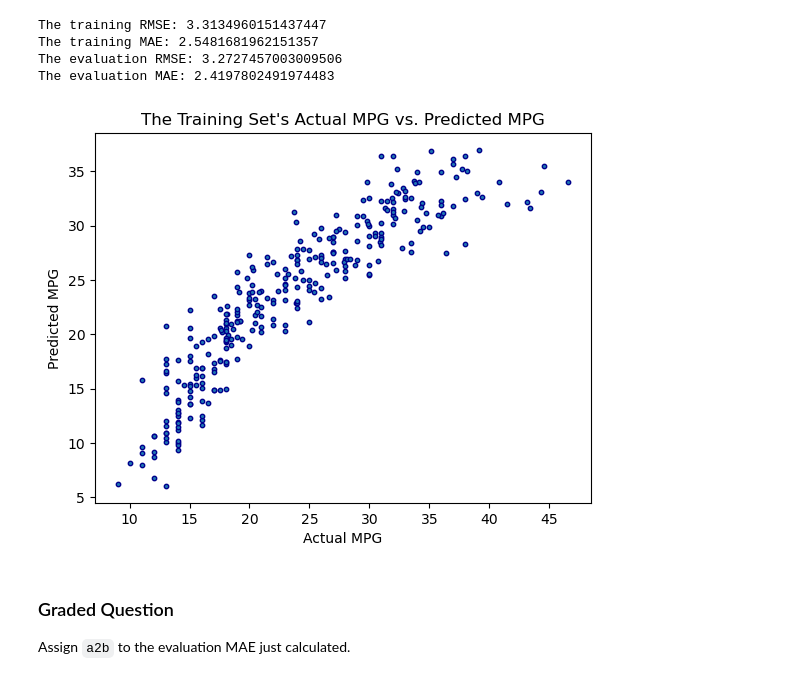
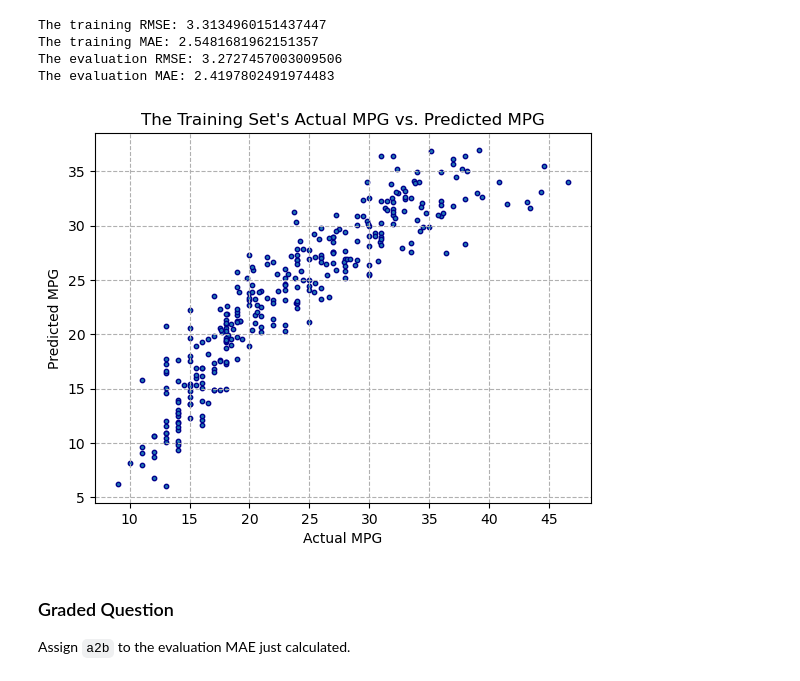
Before and after one commit to keshleem/dx603-homework3, a Jupyter notebook: Homework_03.ipynb, the cells around one changed output. Drawn from its saved outputs; the diff is of its cells as text; code cells hidden in the pictures.

```diff
--- a/Homework_03.ipynb
+++ b/Homework_03.ipynb
@@ -556,12 +557,13 @@ The evaluation MAE: 2.4197802491974483
 # %%
 # visualizing the training results
 plt.scatter(y_train, y_train_pred, s=10, edgecolors='darkblue')
 plt.title("The Training Set's Actual MPG vs. Predicted MPG")
 plt.xlabel('Actual MPG')
 plt.ylabel('Predicted MPG')
+plt.grid(linestyle='--')
 plt.show()
 # %% [output]
-[figure, old version]
+[figure, new version]
 # %% [markdown]
 ### Graded Question
 
```
Also changed, not shown: parts of 8 cells of this notebook.
